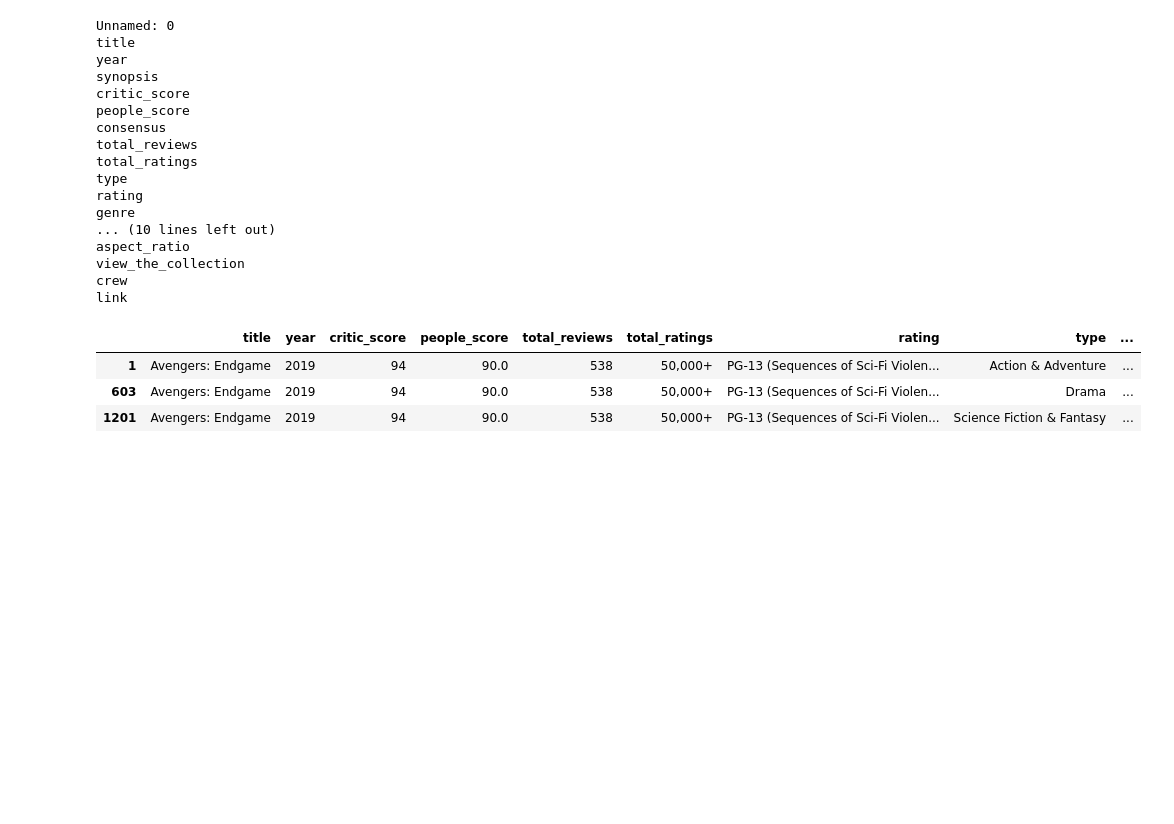
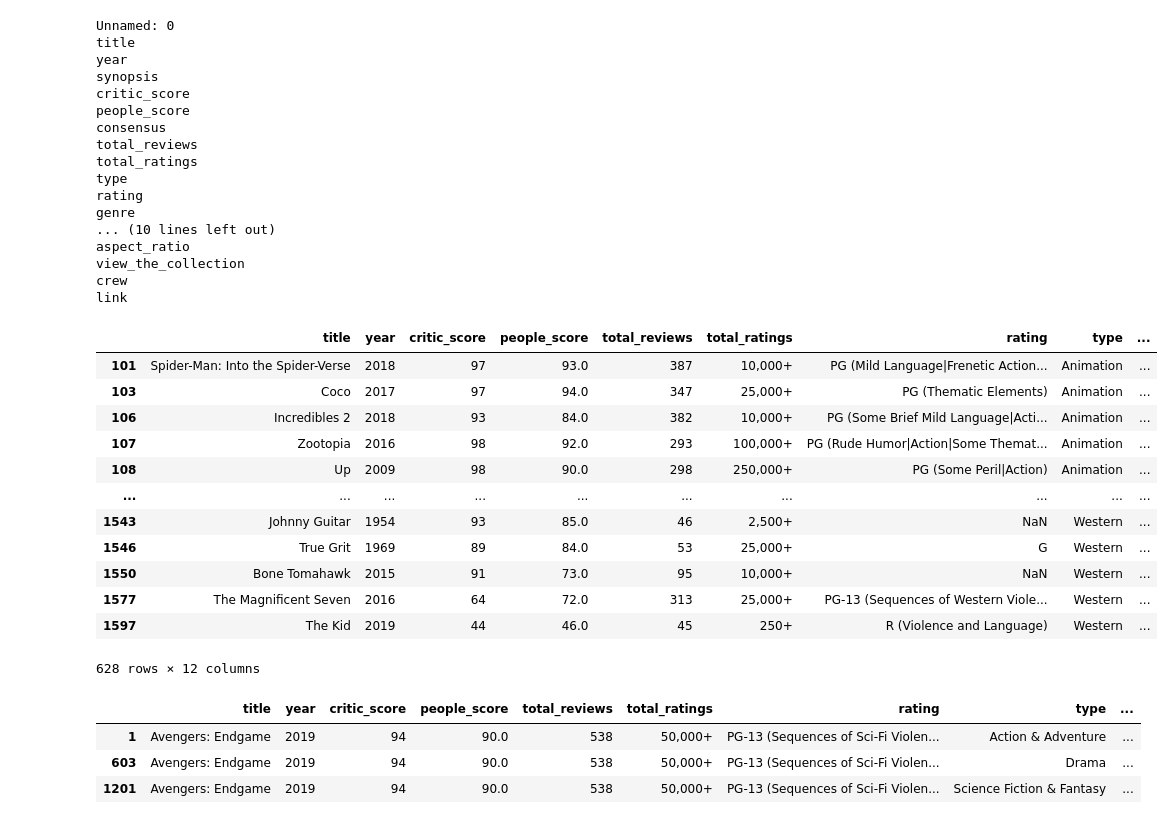
Before and after one commit to hdahlber/Business-Analytics-1, a Jupyter notebook: Assignment 1/Solution.ipynb, the cells around one changed output. Cells and saved outputs as stored; diff of their text form; code cells hidden in the pictures; blank space fills up the shorter version.

```diff
--- a/Assignment 1/Solution.ipynb
+++ b/Assignment 1/Solution.ipynb
@@ -33,6 +33,22 @@ link
 # %%
 # new dataframe
 tomatoes_data = tomatoes_raw_data[["title","year","critic_score","people_score","total_reviews","total_ratings","rating","type","original_language","director","release_date_(theaters)","runtime"]].copy()
+
+tomatoes_data[tomatoes_data[["title"]].duplicated() == True]
+# %% [output]
+|  | title | year | critic_score | people_score | total_reviews | total_ratings | rating | type | ... |
+| 101 | Spider-Man: Into the Spider-Verse | 2018 | 97 | 93.0 | 387 | 10,000+ | PG (Mild Language|Frenetic Action... | Animation | ... |
+| 103 | Coco | 2017 | 97 | 94.0 | 347 | 25,000+ | PG (Thematic Elements) | Animation | ... |
+| 106 | Incredibles 2 | 2018 | 93 | 84.0 | 382 | 10,000+ | PG (Some Brief Mild Language|Acti... | Animation | ... |
+| 107 | Zootopia | 2016 | 98 | 92.0 | 293 | 100,000+ | PG (Rude Humor|Action|Some Themat... | Animation | ... |
+| 108 | Up | 2009 | 98 | 90.0 | 298 | 250,000+ | PG (Some Peril|Action) | Animation | ... |
+| ... | ... | ... | ... | ... | ... | ... | ... | ... | ... |
+| 1543 | Johnny Guitar | 1954 | 93 | 85.0 | 46 | 2,500+ | NaN | Western | ... |
+| 1546 | True Grit | 1969 | 89 | 84.0 | 53 | 25,000+ | G | Western | ... |
+| 1550 | Bone Tomahawk | 2015 | 91 | 73.0 | 95 | 10,000+ | NaN | Western | ... |
+| 1577 | The Magnificent Seven | 2016 | 64 | 72.0 | 313 | 25,000+ | PG-13 (Sequences of Western Viole... | Western | ... |
+| 1597 | The Kid | 2019 | 44 | 46.0 | 45 | 250+ | R (Violence and Language) | Western | ... |
+628 rows × 12 columns
 # %%
 tomatoes_data[tomatoes_data.title=="Avengers: Endgame"]
 # %% [output]
```
Also changed, not shown: parts of 20 cells of this notebook.
